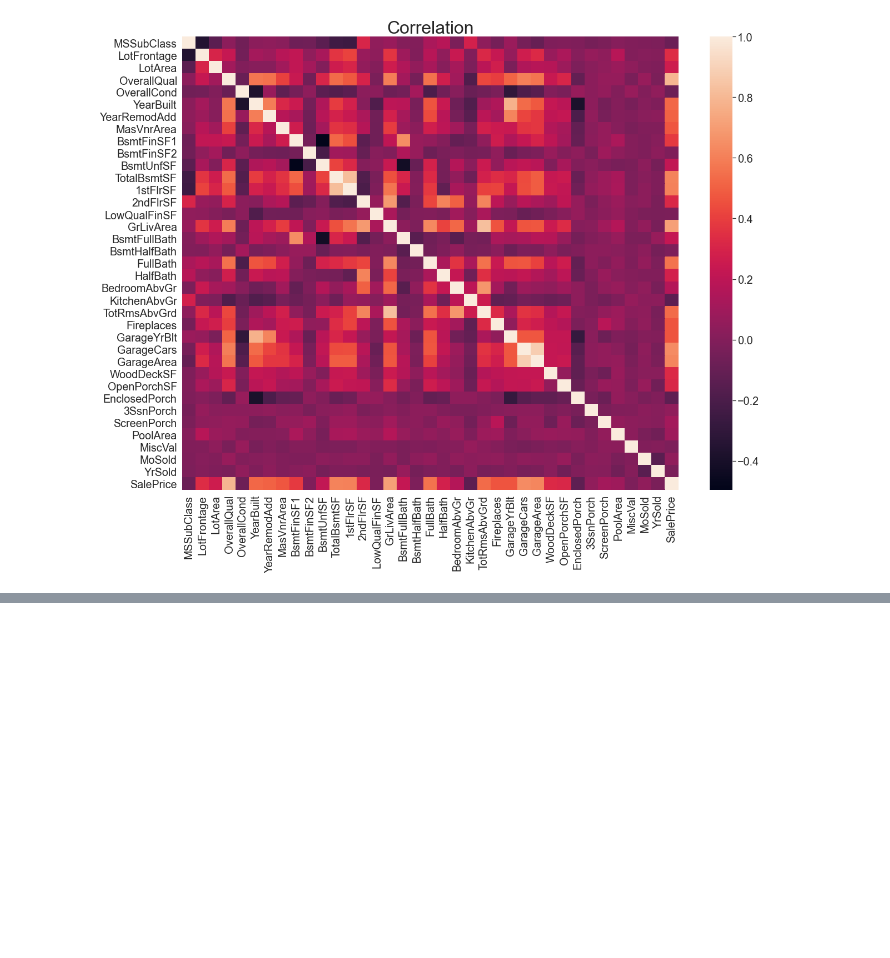
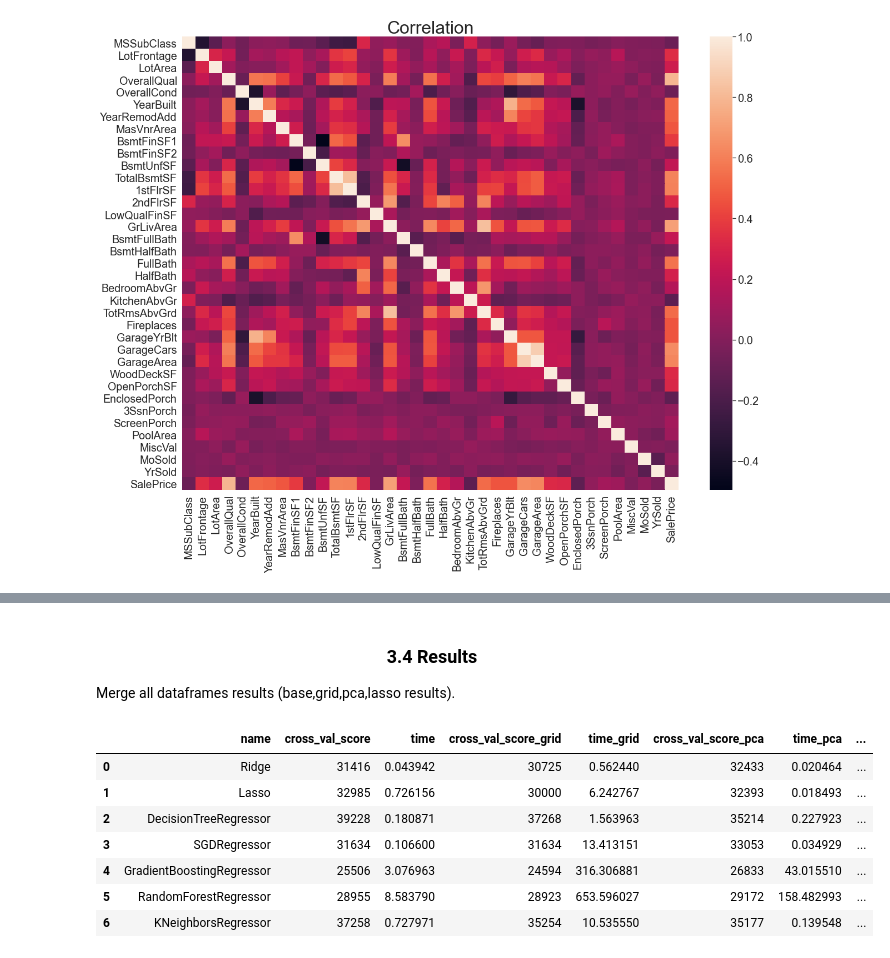
Before and after one commit to VladimirBorisevich/houses_price, a Jupyter notebook: houses_price_prep.ipynb, the cells around one changed output, grey strips where cells are left out. Cells and saved outputs as stored; diff of their text form; code cells hidden in the pictures; blank space fills up the shorter version.

```diff
--- a/houses_price_prep.ipynb
+++ b/houses_price_prep.ipynb
@@ -333,0 +560,2 @@ pd.DataFrame({'Id':range(1461,1461+1459),'SalePrice':pred}).to_csv('first_answer
+# %%
+results_feat_select = pd.DataFrame(columns = ['name','cross_val_score','time'])
@@ -333,0 +584,3 @@ pd.DataFrame({'Id':range(1461,1461+1459),'SalePrice':pred}).to_csv('first_answer
+# %% [markdown]
+### <center> 3.4 Results </center>
+Merge all dataframes results (base,grid,pca,lasso results).
@@ -333,0 +591,11 @@ pd.DataFrame({'Id':range(1461,1461+1459),'SalePrice':pred}).to_csv('first_answer
+# %%
+res
+# %% [output]
+|  | name | cross_val_score | time | cross_val_score_grid | time_grid | cross_val_score_pca | time_pca | ... |
+| 0 | Ridge | 31416 | 0.043942 | 30725 | 0.562440 | 32433 | 0.020464 | ... |
+| 1 | Lasso | 32985 | 0.726156 | 30000 | 6.242767 | 32393 | 0.018493 | ... |
+| 2 | DecisionTreeRegressor | 39228 | 0.180871 | 37268 | 1.563963 | 35214 | 0.227923 | ... |
+| 3 | SGDRegressor | 31634 | 0.106600 | 31634 | 13.413151 | 33053 | 0.034929 | ... |
+| 4 | GradientBoostingRegressor | 25506 | 3.076963 | 24594 | 316.306881 | 26833 | 43.015510 | ... |
+| 5 | RandomForestRegressor | 28955 | 8.583790 | 28923 | 653.596027 | 29172 | 158.482993 | ... |
+| 6 | KNeighborsRegressor | 37258 | 0.727971 | 35254 | 10.535550 | 35177 | 0.139548 | ... |
```
Also changed, not shown: parts of 117 cells of this notebook.
